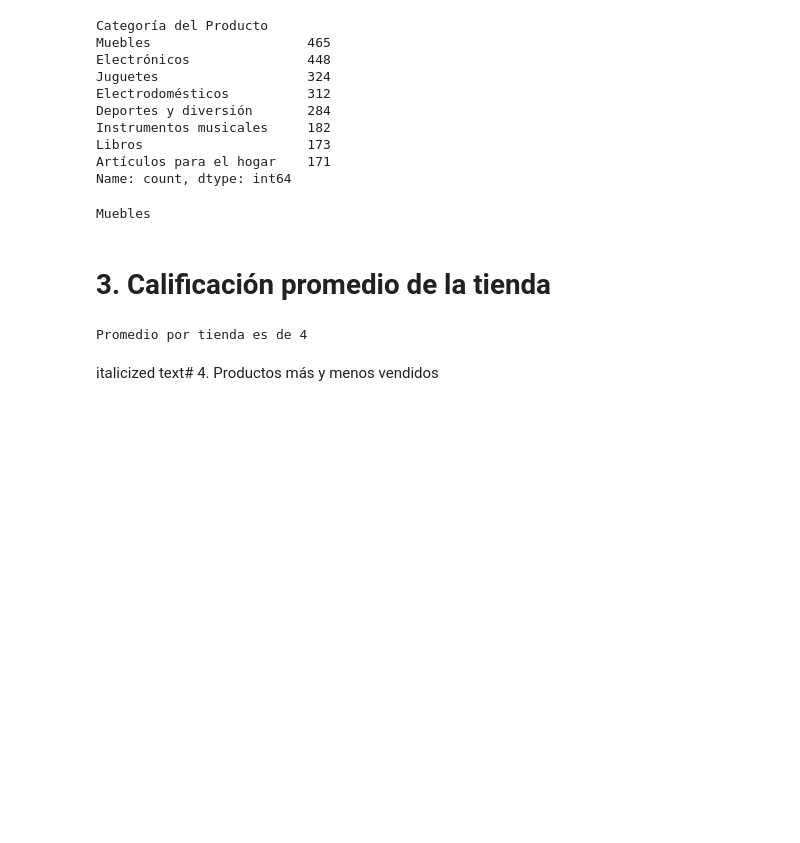
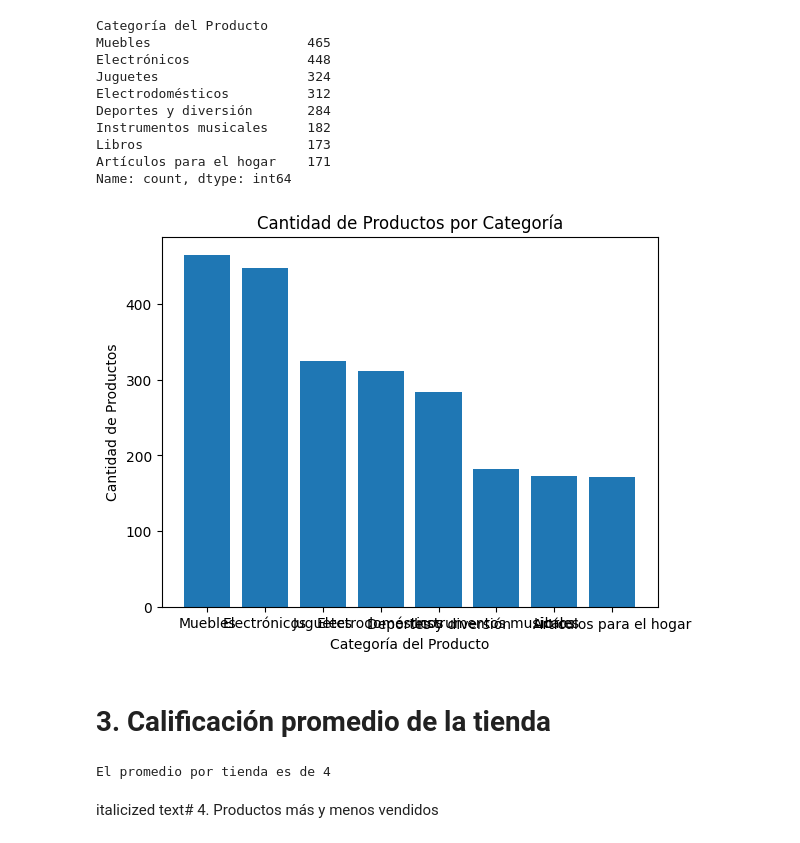
Before and after one commit to leriverah/challenge_alura_store, a Jupyter notebook: AluraStoreLatam.ipynb, the cells around one changed output. Saved outputs shown, nothing was run; the diff lists cells and outputs as text; code cells hidden in the pictures; blank space fills up the shorter version.

```diff
--- a/AluraStoreLatam.ipynb
+++ b/AluraStoreLatam.ipynb
@@ -44,11 +74,14 @@ Instrumentos musicales     182
 Libros                     173
 Artículos para el hogar    171
 Name: count, dtype: int64
-# %%
-categoria_popular= tienda['Categoría del Producto'].value_counts().idxmax()
-print(categoria_popular)
-# %% [output]
-Muebles
+# %%
+plt.bar(categoria.index, categoria.values)
+plt.xlabel('Categoría del Producto')
+plt.ylabel('Cantidad de Productos')
+plt.title('Cantidad de Productos por Categoría')
+plt.show()
+# %% [output]
+[figure, added]
 # %% [markdown]
 # 3. Calificación promedio de la tienda
 # %%
@@ -66,9 +99,9 @@ def promedio(lista: list=[0]) -> float:
   return calculo
 # %%
 calificacion_promedio = promedio(tienda['Calificación'])
-print(f'Promedio por tienda es de {round(calificacion_promedio)}')
+print(f'El promedio por tienda es de {round(calificacion_promedio)}')
 # %% [output]
-Promedio por tienda es de 4
+El promedio por tienda es de 4
 # %% [markdown]
 italicized text# 4. Productos más y menos vendidos
 # %%
```
Also changed, not shown: parts of 7 cells of this notebook.
